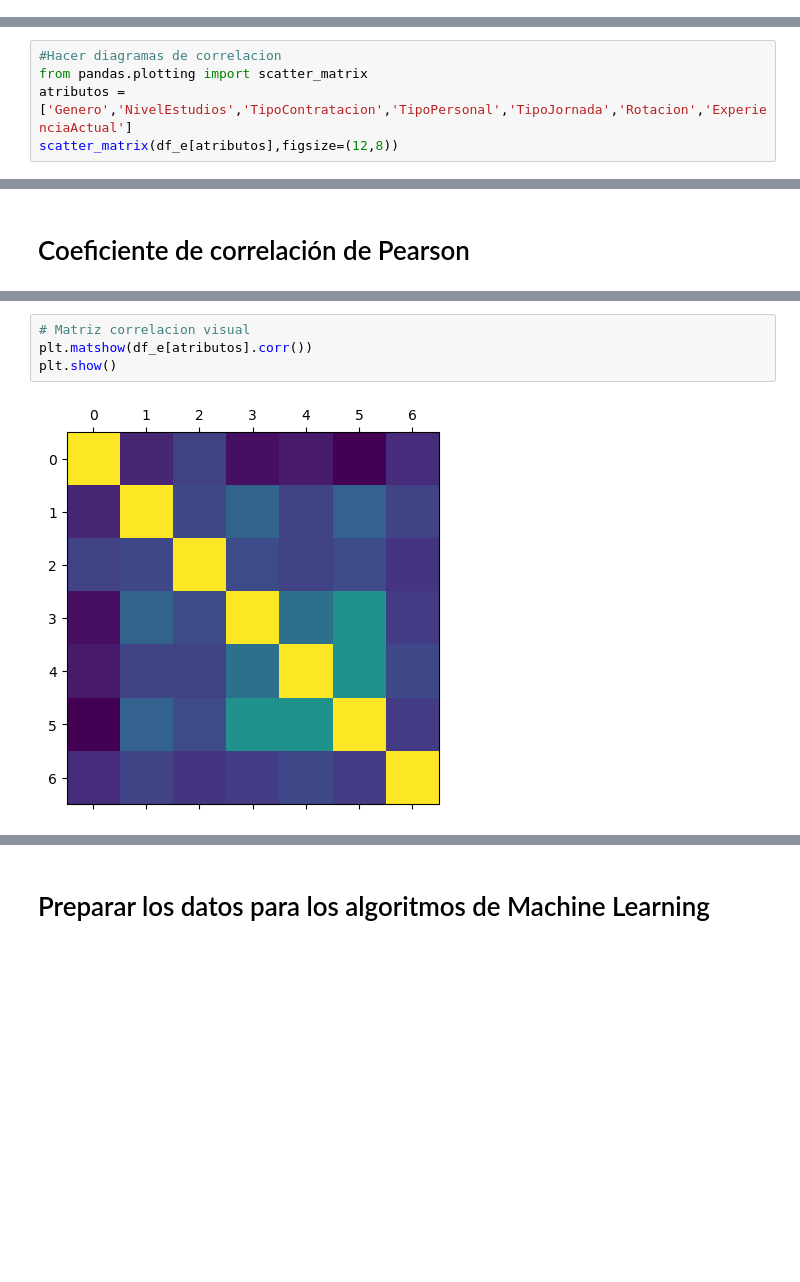
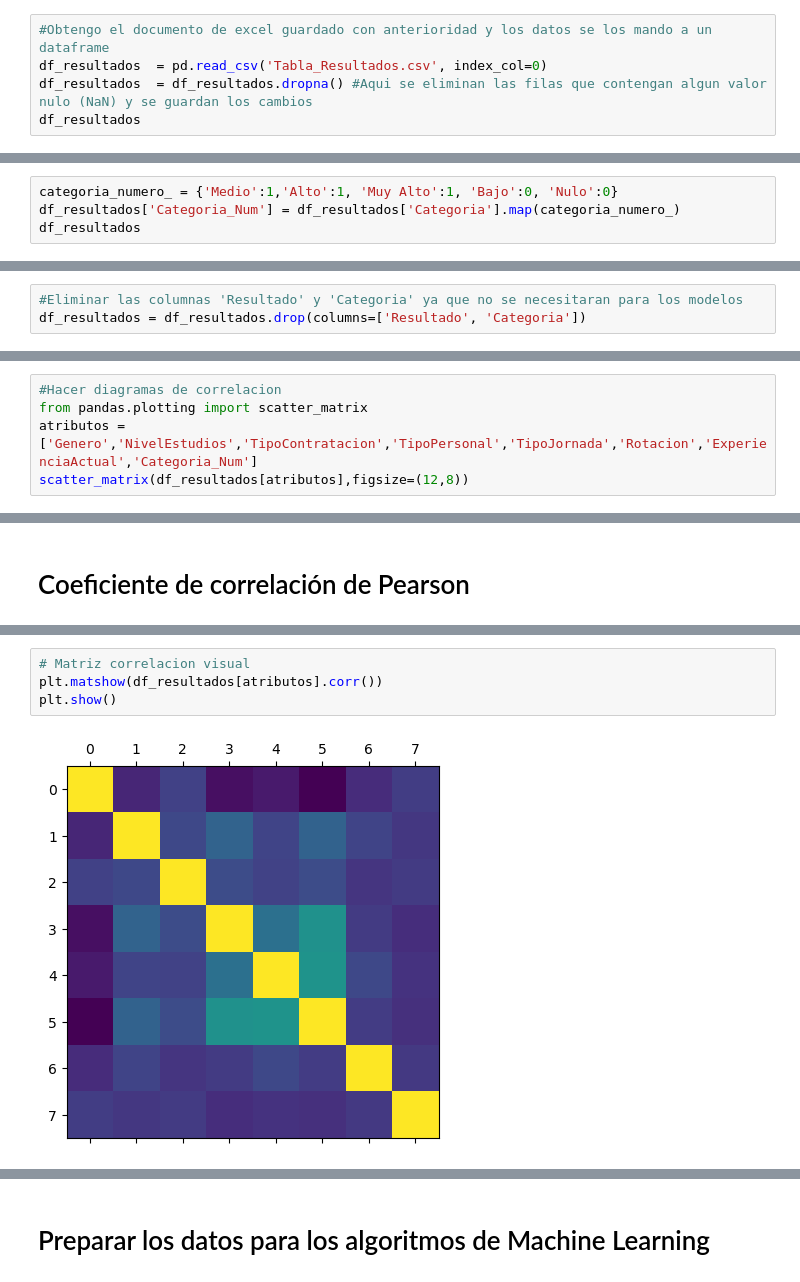
Before and after one commit to HeribertoVR/Proyecto---Tesis, a Jupyter notebook: Tesis.ipynb, the cells around one changed output, grey strips where cells are left out. Cells and saved outputs as stored; diff of their text form; blank space fills up the shorter version.

Commit message:
Creacion de Tabla_Resultados

```diff
--- a/Tesis.ipynb
+++ b/Tesis.ipynb
@@ -528,0 +557,5 @@ df_prueba
+# %%
+#Obtengo el documento de excel guardado con anterioridad y los datos se los mando a un dataframe
+df_resultados  = pd.read_csv('Tabla_Resultados.csv', index_col=0)
+df_resultados  = df_resultados.dropna() #Aqui se eliminan las filas que contengan algun valor nulo (NaN) y se guardan los cambios
+df_resultados
@@ -528,0 +600,4 @@ df_prueba
+# %%
+categoria_numero_ = {'Medio':1,'Alto':1, 'Muy Alto':1, 'Bajo':0, 'Nulo':0}
+df_resultados['Categoria_Num'] = df_resultados['Categoria'].map(categoria_numero_)
+df_resultados
@@ -529,2 +618,5 @@ df_prueba
+# %%
+#Eliminar las columnas 'Resultado' y 'Categoria' ya que no se necesitaran para los modelos
+df_resultados = df_resultados.drop(columns=['Resultado', 'Categoria'])
 # %%
 #Hacer un histograma de todas las variables numericas
@@ -543,8 +635,8 @@ array([[<AxesSubplot:title={'center':'Genero'}>,
 # %%
 #Hacer diagramas de correlacion
 from pandas.plotting import scatter_matrix
-atributos = ['Genero','NivelEstudios','TipoContratacion','TipoPersonal','TipoJornada','Rotacion','ExperienciaActual']
-scatter_matrix(df_e[atributos],figsize=(12,8))
+atributos = ['Genero','NivelEstudios','TipoContratacion','TipoPersonal','TipoJornada','Rotacion','ExperienciaActual','Categoria_Num']
+scatter_matrix(df_resultados[atributos],figsize=(12,8))
 # %% [output]
 array([[<AxesSubplot:xlabel='Genero', ylabel='Genero'>,
         <AxesSubplot:xlabel='NivelEstudios', ylabel='Genero'>,
@@ -581,8 +674,8 @@ df_e[atributos].corr(method='pearson').round(2)
 # %%
 # Matriz correlacion visual
-plt.matshow(df_e[atributos].corr())
+plt.matshow(df_resultados[atributos].corr())
 plt.show()
 # %% [output]
-[figure, old version]
+[figure, new version]
 # %%
 import seaborn as sn
```
Also changed, not shown: parts of 50 cells of this notebook, 1 other file.
